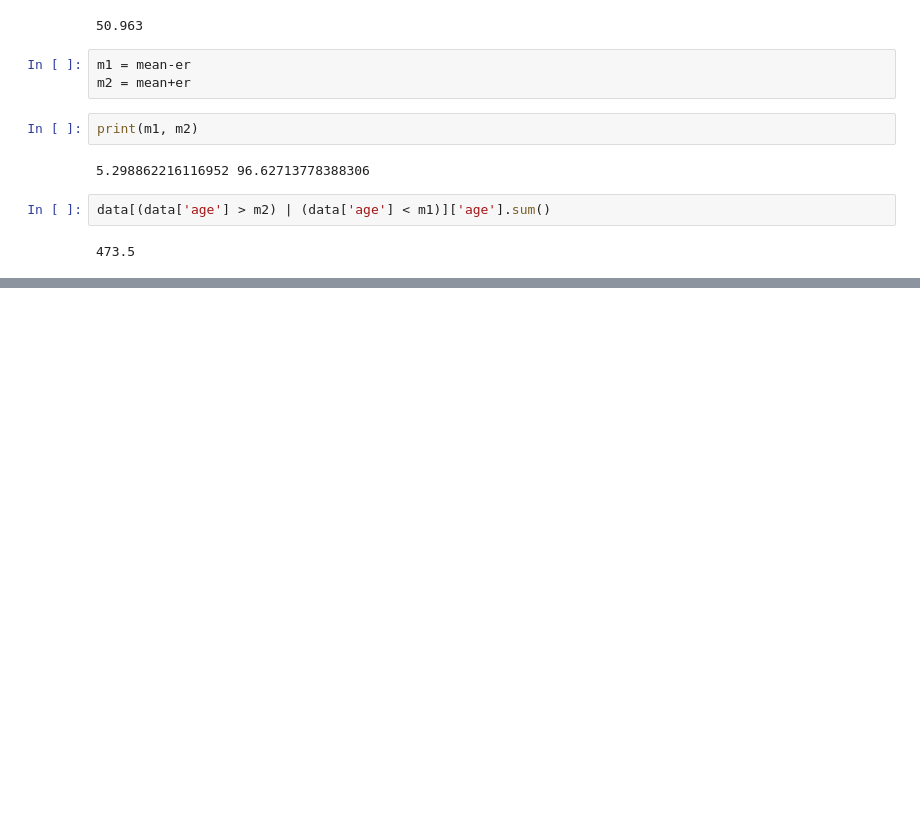
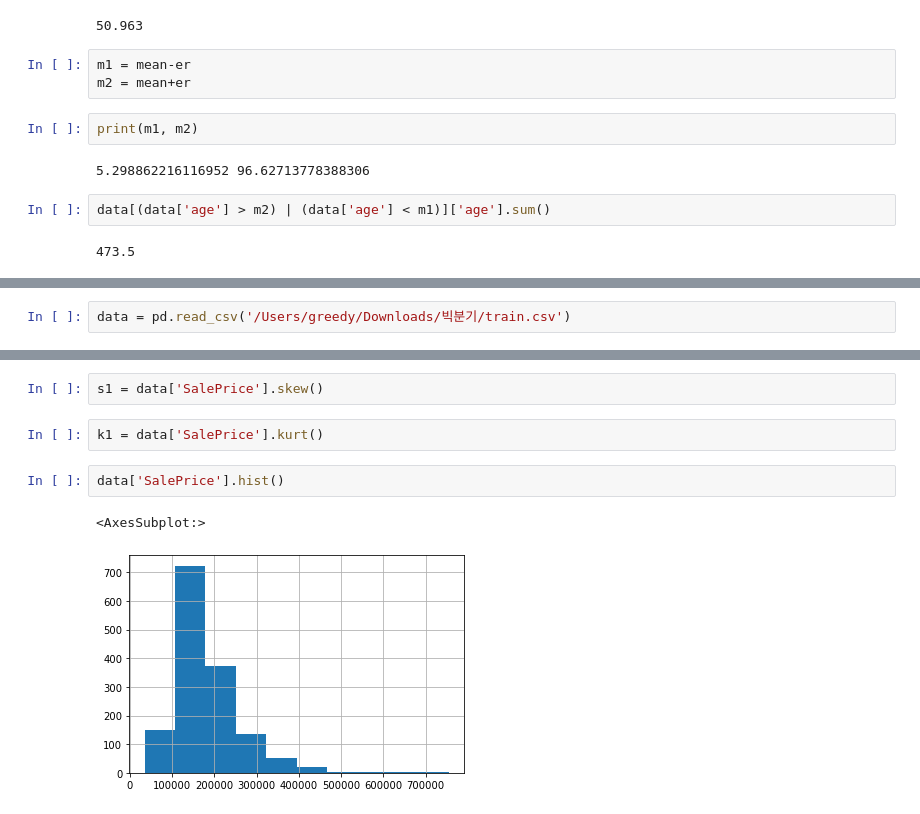
Before and after one commit to gr2edy/BDA_test, a Jupyter notebook: BDA_practice.ipynb, the cells around one changed output, grey strips where cells are left out. Cells and saved outputs as stored; diff of their text form; blank space fills up the shorter version.

```diff
--- a/BDA_practice.ipynb
+++ b/BDA_practice.ipynb
@@ -113,0 +290,2 @@ data[(data['age'] > m2) | (data['age'] < m1)]['age'].sum()
+# %%
+data = pd.read_csv('/Users/greedy/Downloads/빅분기/train.csv')
@@ -113,0 +302,9 @@ data[(data['age'] > m2) | (data['age'] < m1)]['age'].sum()
+# %%
+s1 = data['SalePrice'].skew()
+# %%
+k1 = data['SalePrice'].kurt()
+# %%
+data['SalePrice'].hist()
+# %% [output]
+<AxesSubplot:>
+[figure, added]
```
Also changed, not shown: parts of 100 cells of this notebook.
